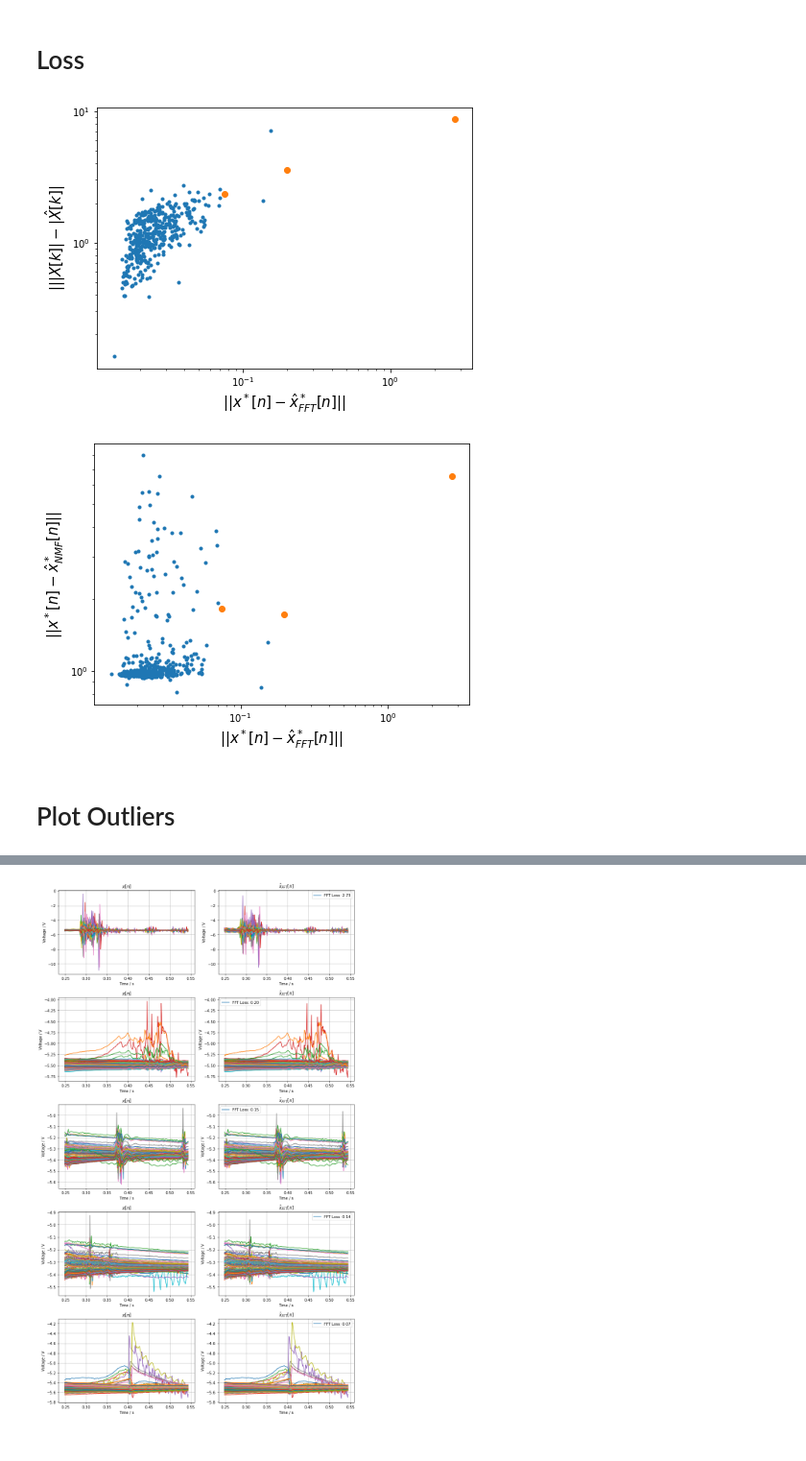
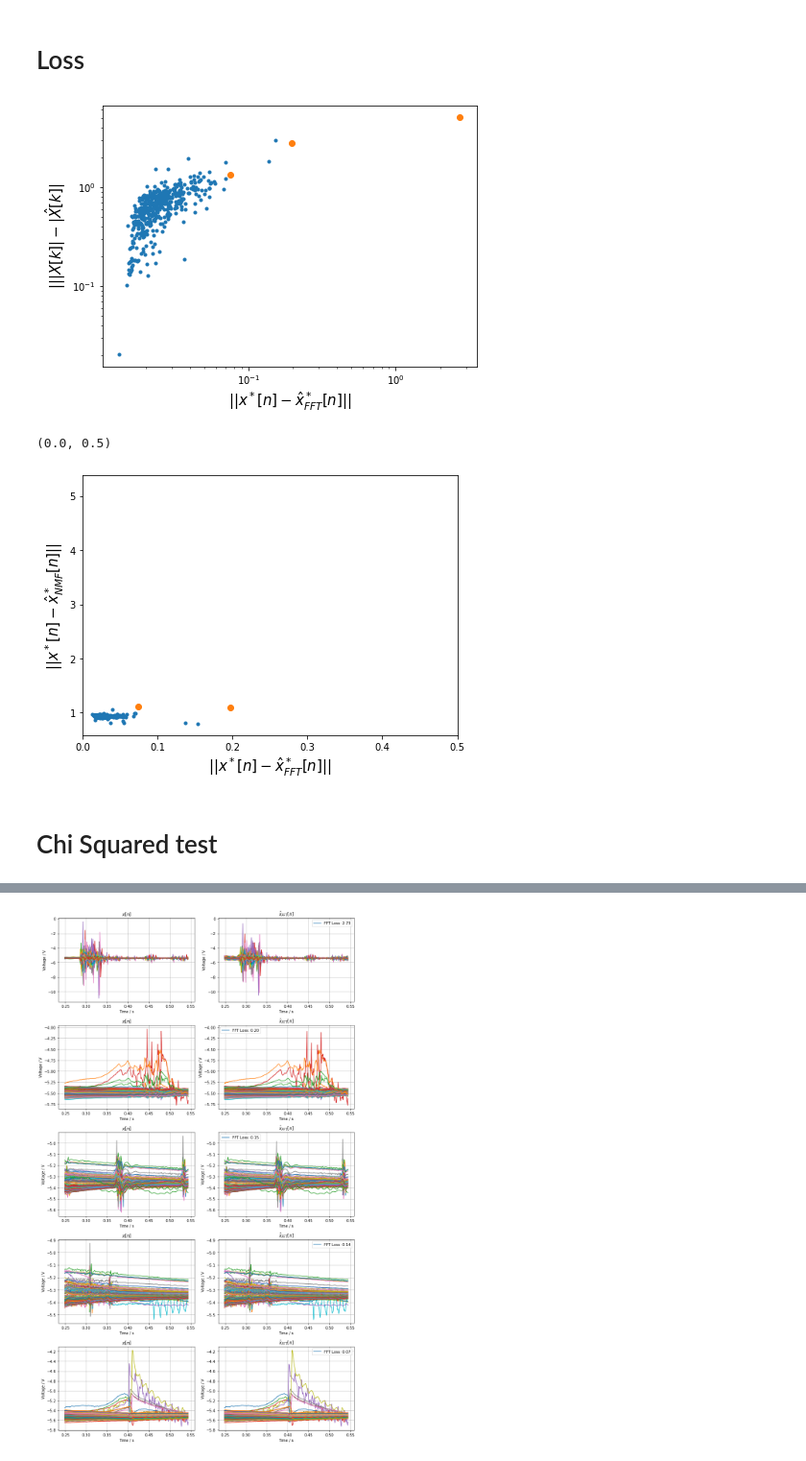
Before and after one commit to cobermai/lhc_anomaly_detection, a Jupyter notebook: notebooks/RB_FPA_FFT_NMF.ipynb, the cells around one changed output, grey strips where cells are left out. Shown at 96% size. Saved outputs shown, nothing was run; the diff lists cells and outputs as text; code cells hidden in the pictures.

```diff
--- a/notebooks/RB_FPA_FFT_NMF.ipynb
+++ b/notebooks/RB_FPA_FFT_NMF.ipynb
@@ -178,0 +196,14 @@ bool_train_1EE = np.stack([bool_train for l in range(data_scaled.shape[1])]).T.r
+# %%
+# model is not trained on data before 2021 and events with fast secondary quenches
+test_conditions = ((mp3_fpa_df['Delta_t(iQPS-PIC)'] / 1000 < 5) &
+                   (mp3_fpa_df['Nr in Q event'].astype(str) != '1'))|\
+                  (mp3_fpa_df['timestamp_fgc'] < 1611836512820000000)
+bool_test = np.isin(dataset.event.values, mp3_fpa_df[test_conditions].fpa_identifier.unique())
+
+fpa_identifiers_train = dataset.event.values[~bool_test]
+fpa_identifiers_test = dataset.event.values[bool_test]
+
+# add dims for indexing flattended data
+bool_train_flattened = np.stack([~bool_test for l in range(data_scaled.shape[1])]).T.reshape(-1)
+
+print(len(fpa_identifiers_train), len(fpa_identifiers_test))
@@ -213,7 +246,7 @@ np.linalg.norm(data_processed - W_1EE @ H_1EE)
 # Refit components
 # %%
 hyperparameter = {
-    "n_components": 6,
+    "n_components": 20,
     "solver": "cd",
     "beta_loss": 'frobenius',
     "init": "nndsvd",
@@ -225,7 +258,7 @@ hyperparameter = {
     "ortho_reg": 0
 }
 nmf_model = NMF(**hyperparameter)
-nmf_model.fit(X=data_processed[bool_train_1EE])
+nmf_model.fit(X=data_processed[bool_train_flattened])
 W_1EE = nmf_model.transform(X=data_processed)
 H_1EE = nmf_model.components_
 
@@ -391,17 +468,17 @@ fft_loss = np.linalg.norm(np.nan_to_num(fft_loss_sample), axis=(1,2))
 nmf_loss = np.linalg.norm(np.nan_to_num(nmf_loss_sample), axis=(1,2))
 nmf_loss_freq = np.linalg.norm(np.nan_to_num(nmf_loss_freq), axis=(1,2))
 
-fft_outlier_idx = np.argsort(np.abs(fft_loss[bool_train]))
-nmf_outlier_idx = np.argsort(np.abs(nmf_loss[bool_train]))
+fft_outlier_idx = np.argsort(np.abs(fft_loss[~bool_test]))
+nmf_outlier_idx = np.argsort(np.abs(nmf_loss[~bool_test]))
 
 outlier_events = ["RB_RB.A78_1619330143440000000",
                   "RB_RB.A12_1621014819920000000",
                   "RB_RB.A45_1620797547820000000"]  # "RB_RB.A34_1620105483360000000"
 
-bool_outlier = np.isin(fpa_identifiers, outlier_events)
+bool_outlier = np.isin(dataset.event.values, outlier_events)
 # %%
 plt.figure(figsize=(7,5))
-plt.plot(np.abs(fft_loss[bool_train]), np.abs(nmf_loss_freq[bool_train]), ".")
+plt.plot(np.abs(fft_loss[~bool_test]), np.abs(nmf_loss_freq[~bool_test]), ".")
 #plt.plot(np.abs(fft_loss[~bool_train]), np.abs(nmf_loss[~bool_train]), ".")
 plt.plot(np.abs(fft_loss[bool_outlier]), np.abs(nmf_loss_freq[bool_outlier]), "o")
 
@@ -411,19 +488,21 @@ plt.xlabel("$||x^*[n] - \hat{x}_{FFT}^*[n]||$", fontsize=15)
 plt.yscale("log")
 plt.xscale("log")
 # %% [output]
-[figure, old version]
+[figure, new version]
 # %%
 plt.figure(figsize=(7,5))
-plt.plot(np.abs(fft_loss[bool_train]), np.abs(nmf_loss[bool_train]), ".")
+plt.plot(np.abs(fft_loss[~bool_test]), np.abs(nmf_loss[~bool_test]), ".")
 #plt.plot(np.abs(fft_loss[~bool_train]), np.abs(nmf_loss[~bool_train]), ".")
 plt.plot(np.abs(fft_loss[bool_outlier]), np.abs(nmf_loss[bool_outlier]), "o")
 
 plt.ylabel("$||x^*[n] - \hat{x}_{NMF}^*[n]||$", fontsize=15)
 plt.xlabel("$||x^*[n] - \hat{x}_{FFT}^*[n]||$", fontsize=15)
 
-plt.yscale("log")
-plt.xscale("log")
+#plt.yscale("log")
+#plt.xscale("log")
+plt.xlim(0,0.5)
 # %% [output]
+(0.0, 0.5)
-[figure, old version]
+[figure, new version]
-# %% [markdown]
-# Plot Outliers
+# %% [markdown]
+# Chi Squared test
```
Also changed, not shown: parts of 19 cells of this notebook, 6 other files.
